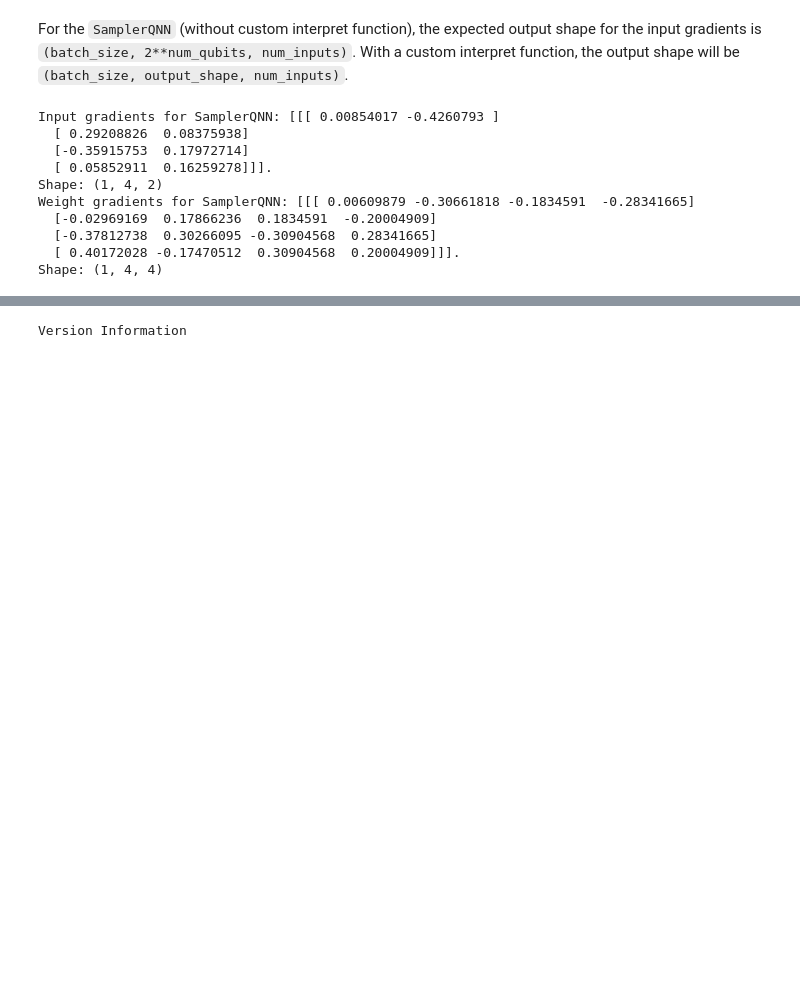
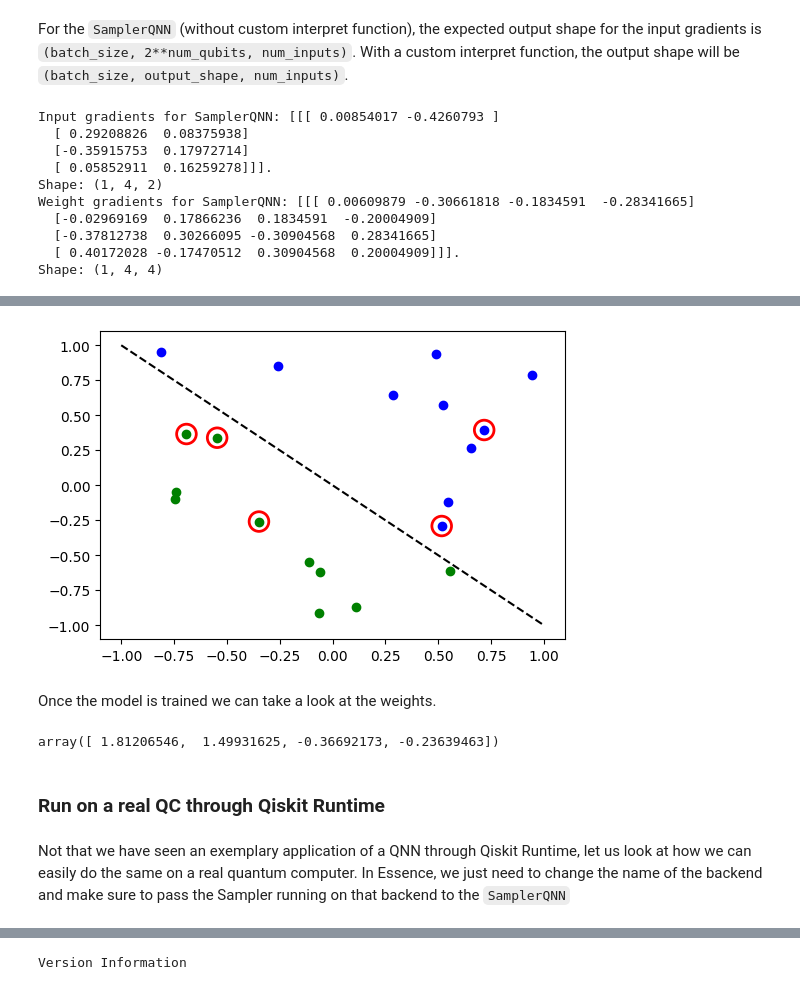
Before and after one commit to johannesgreiner/qiskit-machine-learning, a Jupyter notebook: docs/tutorials/01_neural_networks.ipynb, the cells around one changed output, grey strips where cells are left out. Cells and saved outputs as stored; diff of their text form; code cells hidden in the pictures; blank space fills up the shorter version.

```diff
--- a/docs/tutorials/01_neural_networks.ipynb
+++ b/docs/tutorials/01_neural_networks.ipynb
@@ -309,0 +358,7 @@ Backward output for SamplerQNN2: (1, 2, 4)
+# %%
+# parity maps bitstrings to 0 or 1
+def parity(x):
+    return "{:b}".format(x).count("1") % 2
+
+
+output_shape = 2  # corresponds to the number of classes, possible outcomes of the (parity) mapping.
@@ -309,0 +413,27 @@ Backward output for SamplerQNN2: (1, 2, 4)
+# %%
+# evaluate data points
+y_predict = sampler_classifier.predict(X)
+
+# plot results
+# red == wrongly classified
+for x, y_target, y_p in zip(X, y01, y_predict):
+    if y_target == 1:
+        plt.plot(x[0], x[1], "bo")
+    else:
+        plt.plot(x[0], x[1], "go")
+    if y_target != y_p:
+        plt.scatter(x[0], x[1], s=200, facecolors="none", edgecolors="r", linewidths=2)
+plt.plot([-1, 1], [1, -1], "--", color="black")
+plt.show()
+# %% [output]
+[figure, added]
+# %% [markdown]
+Once the model is trained we can take a look at the weights.
+# %%
+sampler_classifier.weights
+# %% [output]
+array([ 1.81206546,  1.49931625, -0.36692173, -0.23639463])
+# %% [markdown]
+### Run on a real QC through Qiskit Runtime
+# %% [markdown]
+Not that we have seen an exemplary application of a QNN through Qiskit Runtime, let us look at how we can easily do the same on a real quantum computer. In Essence, we just need to change the name of the backend and make sure to pass the Sampler running on that backend to the ``SamplerQNN``
```
Also changed, not shown: parts of 35 cells of this notebook.
